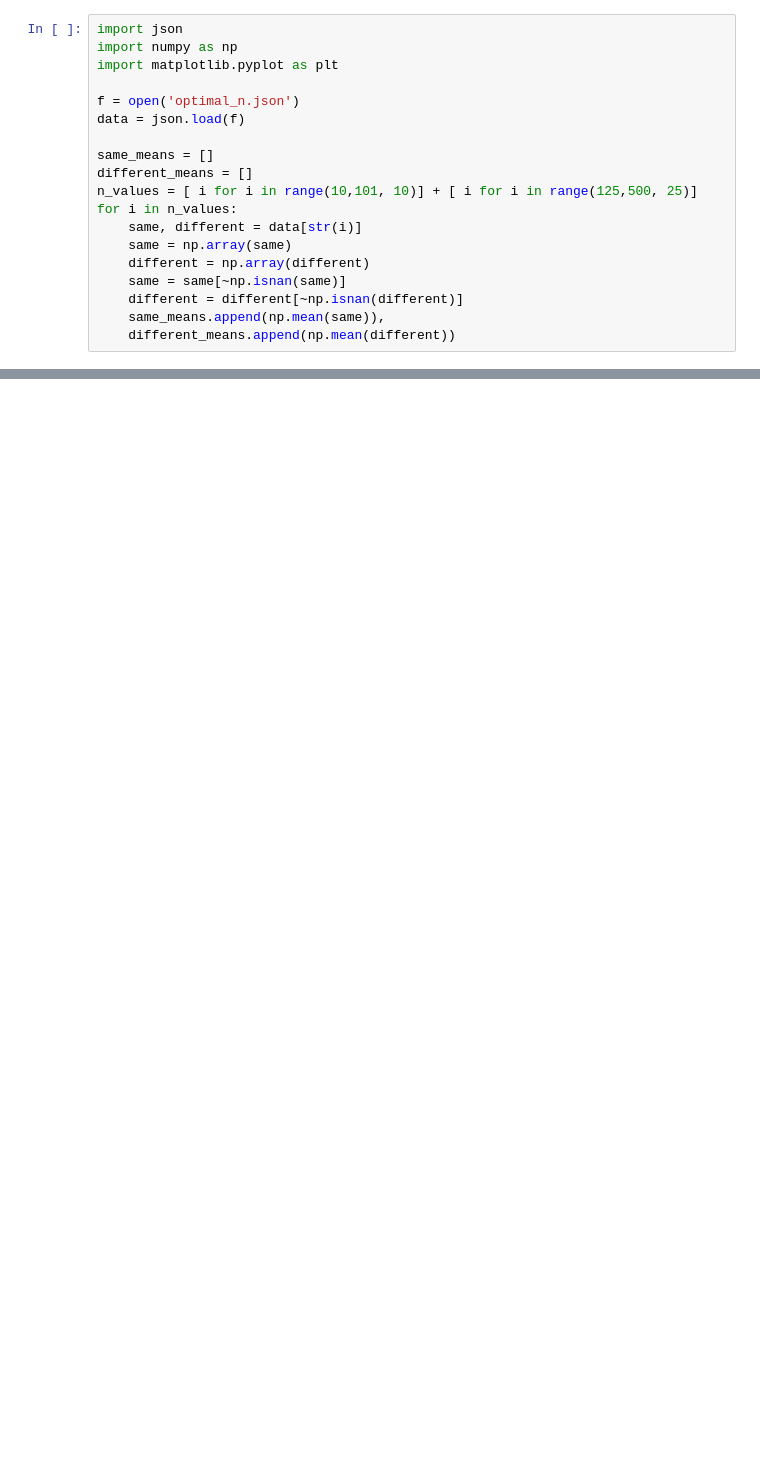
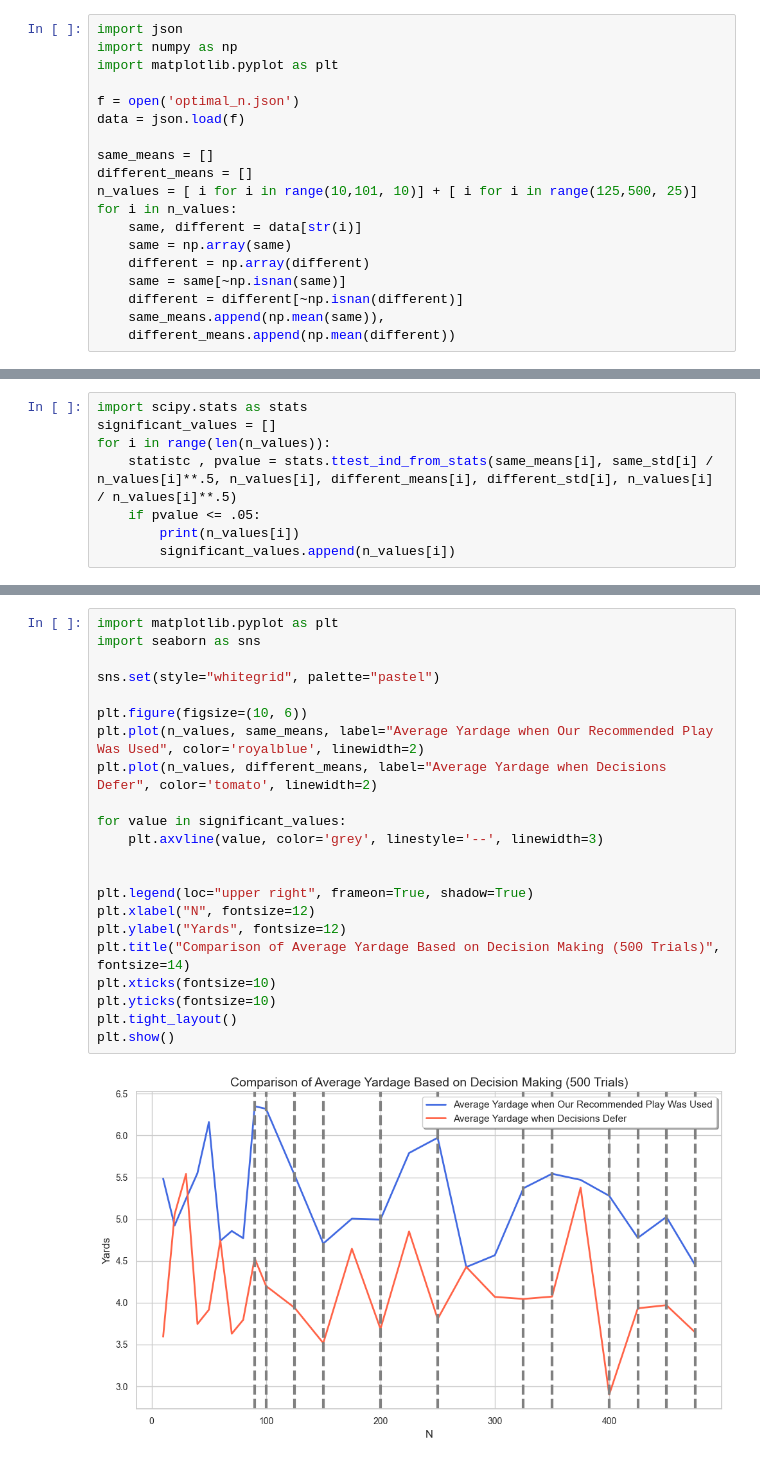
Before and after one commit to rahikot/NFLWViz, a Jupyter notebook: backend/experiments/optimal_n.ipynb, the cells around one changed output, grey strips where cells are left out. Cells and saved outputs as stored; diff of their text form; blank space fills up the shorter version.

Commit message:
Lots of Changes
Ran experiments, fixed code, updated the play risk metric.

```diff
--- a/backend/experiments/optimal_n.ipynb
+++ b/backend/experiments/optimal_n.ipynb
@@ -44,0 +59,8 @@ plt.legend()
+# %%
+import scipy.stats as stats
+significant_values = []
+for i in range(len(n_values)):
+    statistc , pvalue = stats.ttest_ind_from_stats(same_means[i], same_std[i] / n_values[i]**.5, n_values[i], different_means[i], different_std[i], n_values[i] / n_values[i]**.5)
+    if pvalue <= .05:
+        print(n_values[i])
+        significant_values.append(n_values[i])
@@ -44,0 +80,24 @@ plt.legend()
+# %%
+import matplotlib.pyplot as plt
+import seaborn as sns
+
+sns.set(style="whitegrid", palette="pastel")
+
+plt.figure(figsize=(10, 6))
+plt.plot(n_values, same_means, label="Average Yardage when Our Recommended Play Was Used", color='royalblue', linewidth=2)
+plt.plot(n_values, different_means, label="Average Yardage when Decisions Defer", color='tomato', linewidth=2)
+
+for value in significant_values:
+    plt.axvline(value, color='grey', linestyle='--', linewidth=3)
+
+
+plt.legend(loc="upper right", frameon=True, shadow=True)
+plt.xlabel("N", fontsize=12)
+plt.ylabel("Yards", fontsize=12)
+plt.title("Comparison of Average Yardage Based on Decision Making (500 Trials)", fontsize=14)
+plt.xticks(fontsize=10)
+plt.yticks(fontsize=10)
+plt.tight_layout()
+plt.show()
+# %% [output]
+[figure, added]
```
Also changed, not shown: parts of 7 cells of this notebook, 12 other files.
